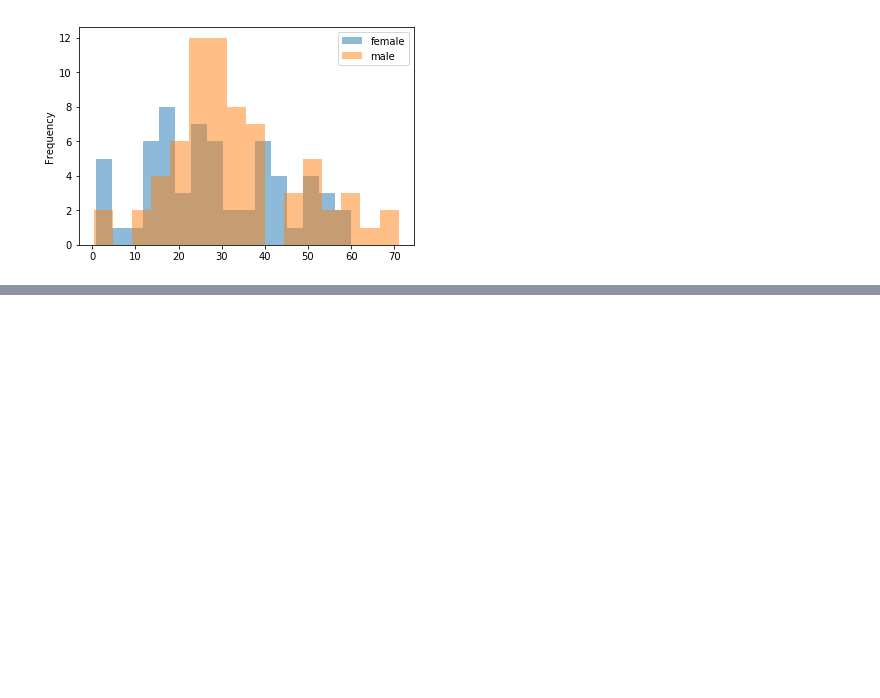
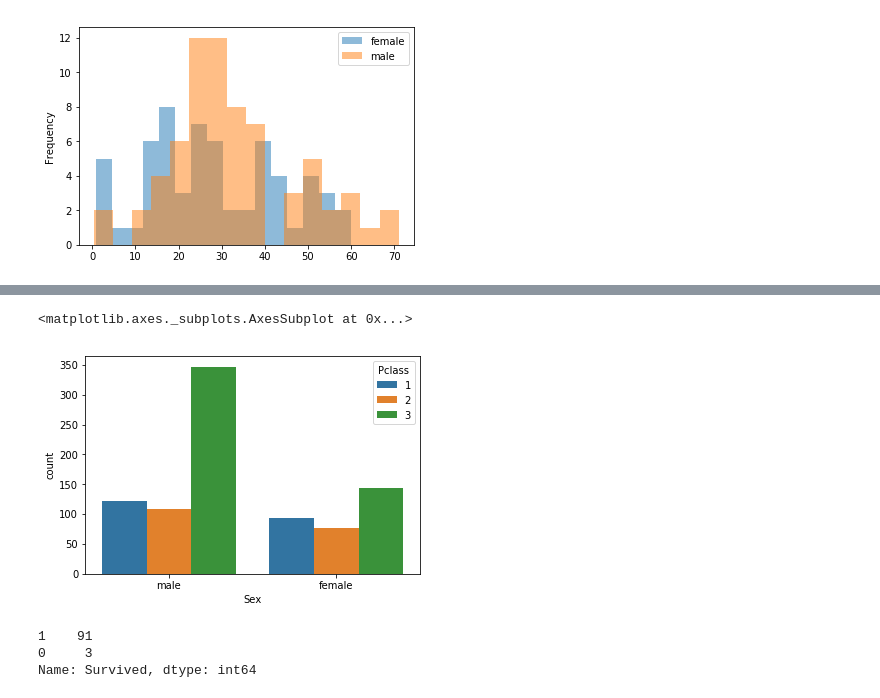
Before and after one commit to C3NZ/DS-notebooks, a Jupyter notebook: notebooks/Titanic.ipynb, the cells around one changed output, grey strips where cells are left out. Saved outputs shown, nothing was run; the diff lists cells and outputs as text; code cells hidden in the pictures; blank space fills up the shorter version.

```diff
--- a/notebooks/Titanic.ipynb
+++ b/notebooks/Titanic.ipynb
@@ -207,0 +243,11 @@ Name: Age, Length: 168, dtype: float64
+# %%
+sns.countplot(x='Sex', hue='Pclass', data=df)
+# %% [output]
+<matplotlib.axes._subplots.AxesSubplot at 0x...>
+[figure, added]
+# %%
+df[(df['Sex'] == 'female') & (df['Pclass'] == 1)]['Survived'].value_counts()
+# %% [output]
+1    91
+0     3
+Name: Survived, dtype: int64
```
Also changed, not shown: parts of 35 cells of this notebook, 7 other files.
